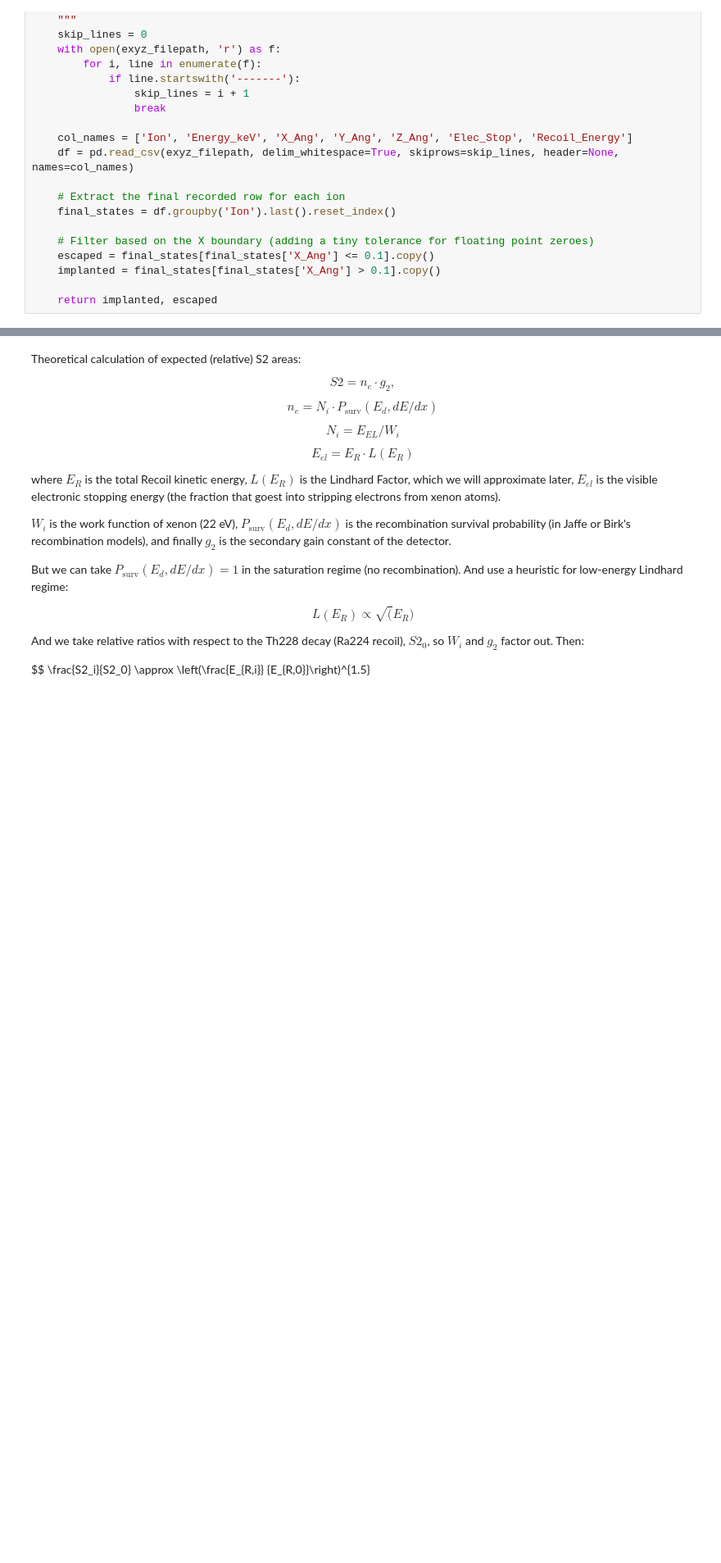
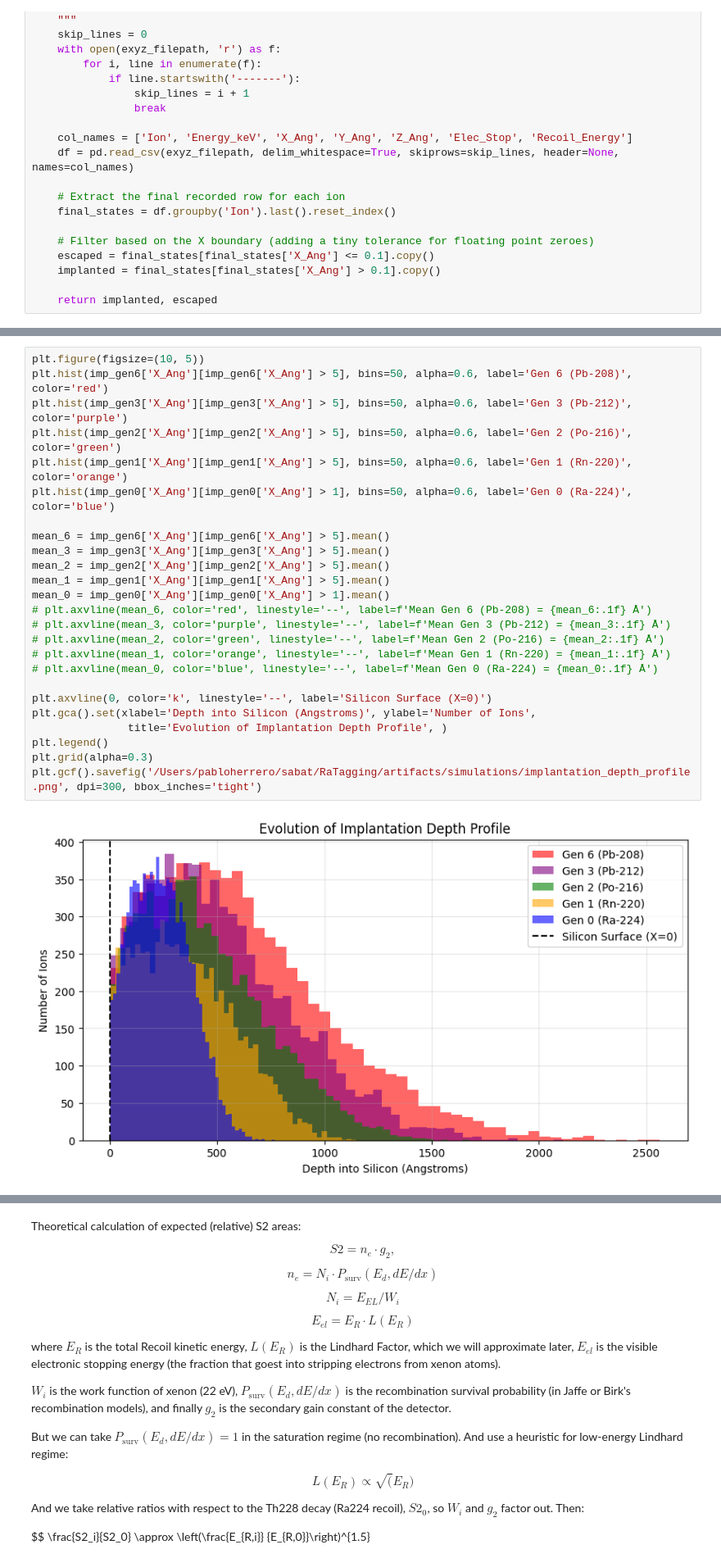
Before and after one commit to proscrite/RaTag, a Jupyter notebook: notebooks/srim_simulation.ipynb, the cells around one changed output, grey strips where cells are left out. Shown at 82% size. Drawn from its saved outputs; the diff is of its cells as text; blank space fills up the shorter version.

```diff
--- a/notebooks/srim_simulation.ipynb
+++ b/notebooks/srim_simulation.ipynb
@@ -147,0 +152,27 @@ No escaping ions recorded for Gen 1. Increase your simulation ion count!
+# %%
+plt.figure(figsize=(10, 5))
+plt.hist(imp_gen6['X_Ang'][imp_gen6['X_Ang'] > 5], bins=50, alpha=0.6, label='Gen 6 (Pb-208)', color='red')
+plt.hist(imp_gen3['X_Ang'][imp_gen3['X_Ang'] > 5], bins=50, alpha=0.6, label='Gen 3 (Pb-212)', color='purple')
+plt.hist(imp_gen2['X_Ang'][imp_gen2['X_Ang'] > 5], bins=50, alpha=0.6, label='Gen 2 (Po-216)', color='green')
+plt.hist(imp_gen1['X_Ang'][imp_gen1['X_Ang'] > 5], bins=50, alpha=0.6, label='Gen 1 (Rn-220)', color='orange')
+plt.hist(imp_gen0['X_Ang'][imp_gen0['X_Ang'] > 1], bins=50, alpha=0.6, label='Gen 0 (Ra-224)', color='blue')
+
+mean_6 = imp_gen6['X_Ang'][imp_gen6['X_Ang'] > 5].mean()
+mean_3 = imp_gen3['X_Ang'][imp_gen3['X_Ang'] > 5].mean()
+mean_2 = imp_gen2['X_Ang'][imp_gen2['X_Ang'] > 5].mean()
+mean_1 = imp_gen1['X_Ang'][imp_gen1['X_Ang'] > 5].mean()
+mean_0 = imp_gen0['X_Ang'][imp_gen0['X_Ang'] > 1].mean()
+# plt.axvline(mean_6, color='red', linestyle='--', label=f'Mean Gen 6 (Pb-208) = {mean_6:.1f} Å')
+# plt.axvline(mean_3, color='purple', linestyle='--', label=f'Mean Gen 3 (Pb-212) = {mean_3:.1f} Å')
+# plt.axvline(mean_2, color='green', linestyle='--', label=f'Mean Gen 2 (Po-216) = {mean_2:.1f} Å')
+# plt.axvline(mean_1, color='orange', linestyle='--', label=f'Mean Gen 1 (Rn-220) = {mean_1:.1f} Å')
+# plt.axvline(mean_0, color='blue', linestyle='--', label=f'Mean Gen 0 (Ra-224) = {mean_0:.1f} Å')
+
+plt.axvline(0, color='k', linestyle='--', label='Silicon Surface (X=0)')
+plt.gca().set(xlabel='Depth into Silicon (Angstroms)', ylabel='Number of Ions',
+               title='Evolution of Implantation Depth Profile', )
+plt.legend()
+plt.grid(alpha=0.3)
+plt.gcf().savefig('/Users/pabloherrero/sabat/RaTagging/artifacts/simulations/implantation_depth_profile.png', dpi=300, bbox_inches='tight')
+# %% [output]
+[figure, added]
```
Also changed, not shown: parts of 8 cells of this notebook, 10 other files.
